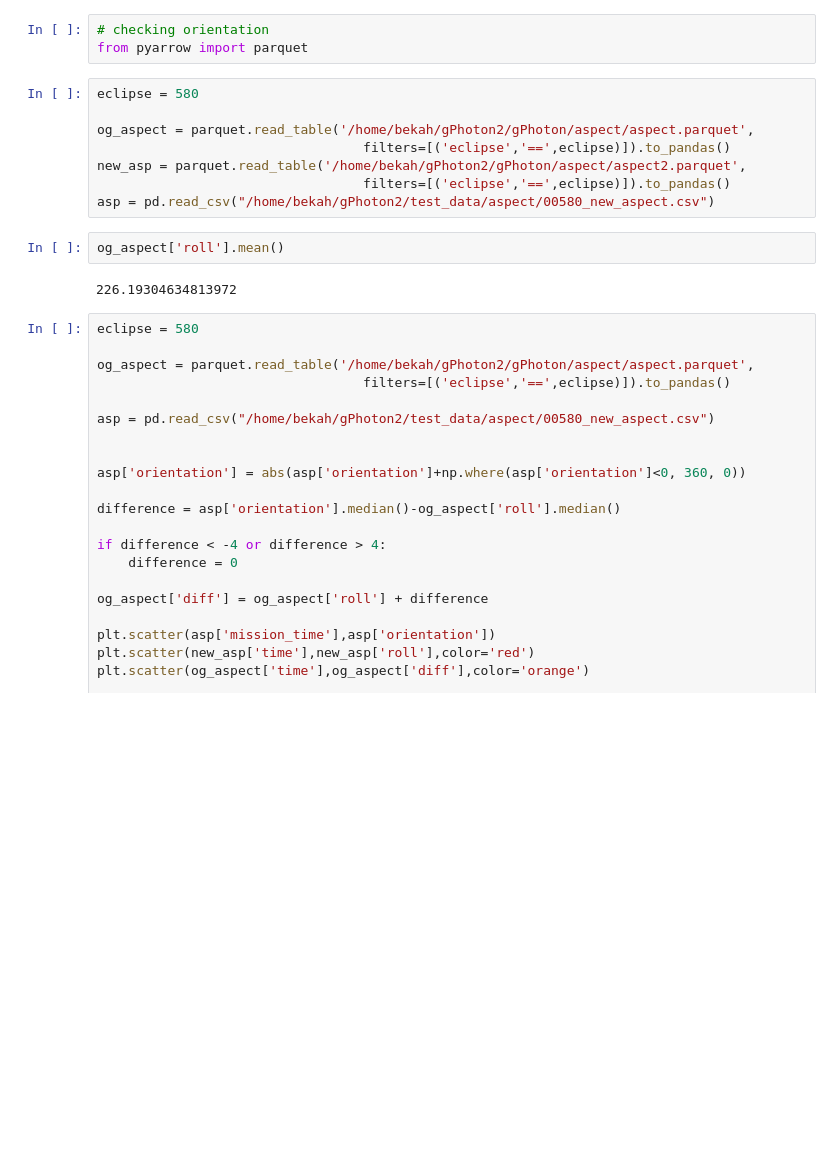
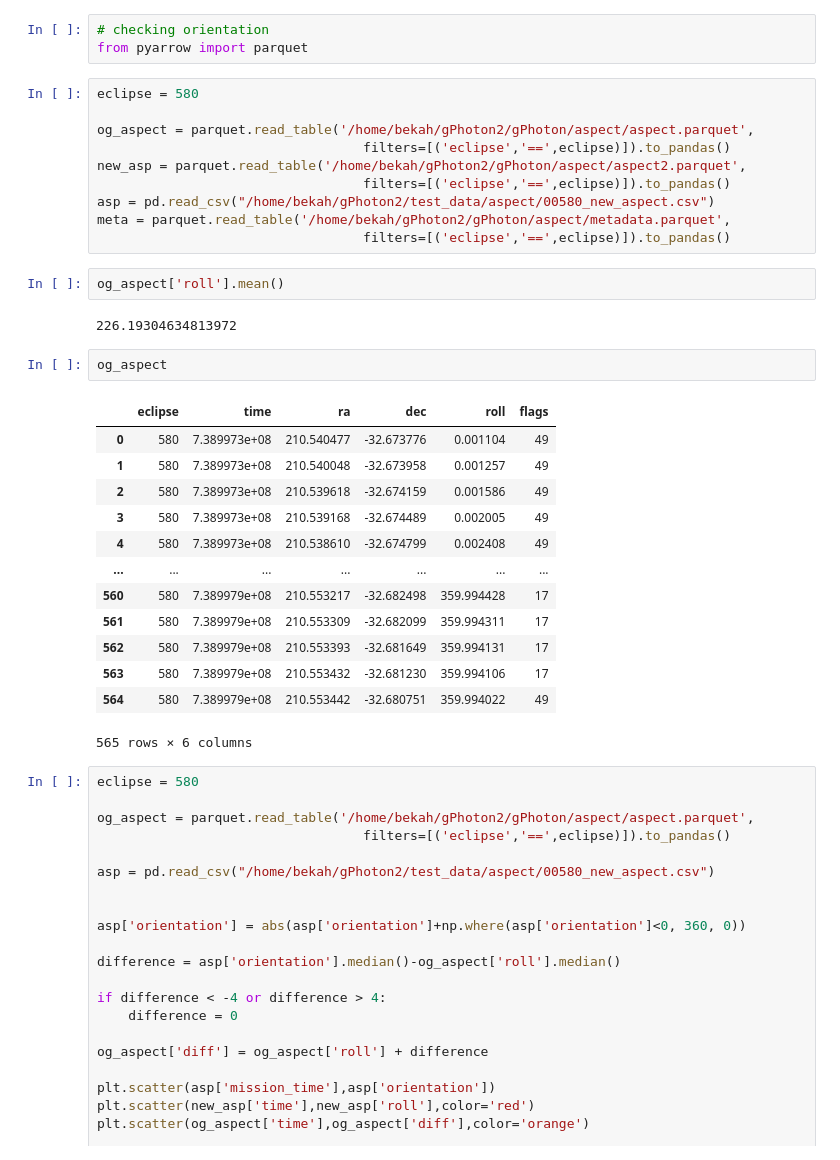
Before and after one commit to MillionConcepts/glcat, a Jupyter notebook: centroidcorrelation.ipynb, the cells around one changed output. Drawn from its saved outputs; the diff is of its cells as text; blank space fills up the shorter version.

```diff
--- a/centroidcorrelation.ipynb
+++ b/centroidcorrelation.ipynb
@@ -183,10 +183,28 @@ og_aspect = parquet.read_table('/home/bekah/gPhoton2/gPhoton/aspect/aspect.parqu
 new_asp = parquet.read_table('/home/bekah/gPhoton2/gPhoton/aspect/aspect2.parquet',
                                   filters=[('eclipse','==',eclipse)]).to_pandas()
 asp = pd.read_csv("/home/bekah/gPhoton2/test_data/aspect/00580_new_aspect.csv")
+meta = parquet.read_table('/home/bekah/gPhoton2/gPhoton/aspect/metadata.parquet',
+                                  filters=[('eclipse','==',eclipse)]).to_pandas()
 # %%
 og_aspect['roll'].mean()
 # %% [output]
 226.19304634813972
+# %%
+og_aspect
+# %% [output]
+|  | eclipse | time | ra | dec | roll | flags |
+| 0 | 580 | 7.389973e+08 | 210.540477 | -32.673776 | 0.001104 | 49 |
+| 1 | 580 | 7.389973e+08 | 210.540048 | -32.673958 | 0.001257 | 49 |
+| 2 | 580 | 7.389973e+08 | 210.539618 | -32.674159 | 0.001586 | 49 |
+| 3 | 580 | 7.389973e+08 | 210.539168 | -32.674489 | 0.002005 | 49 |
+| 4 | 580 | 7.389973e+08 | 210.538610 | -32.674799 | 0.002408 | 49 |
+| ... | ... | ... | ... | ... | ... | ... |
+| 560 | 580 | 7.389979e+08 | 210.553217 | -32.682498 | 359.994428 | 17 |
+| 561 | 580 | 7.389979e+08 | 210.553309 | -32.682099 | 359.994311 | 17 |
+| 562 | 580 | 7.389979e+08 | 210.553393 | -32.681649 | 359.994131 | 17 |
+| 563 | 580 | 7.389979e+08 | 210.553432 | -32.681230 | 359.994106 | 17 |
+| 564 | 580 | 7.389979e+08 | 210.553442 | -32.680751 | 359.994022 | 49 |
+565 rows × 6 columns
 # %%
 eclipse = 580
 
```
Also changed, not shown: 12 other files.
